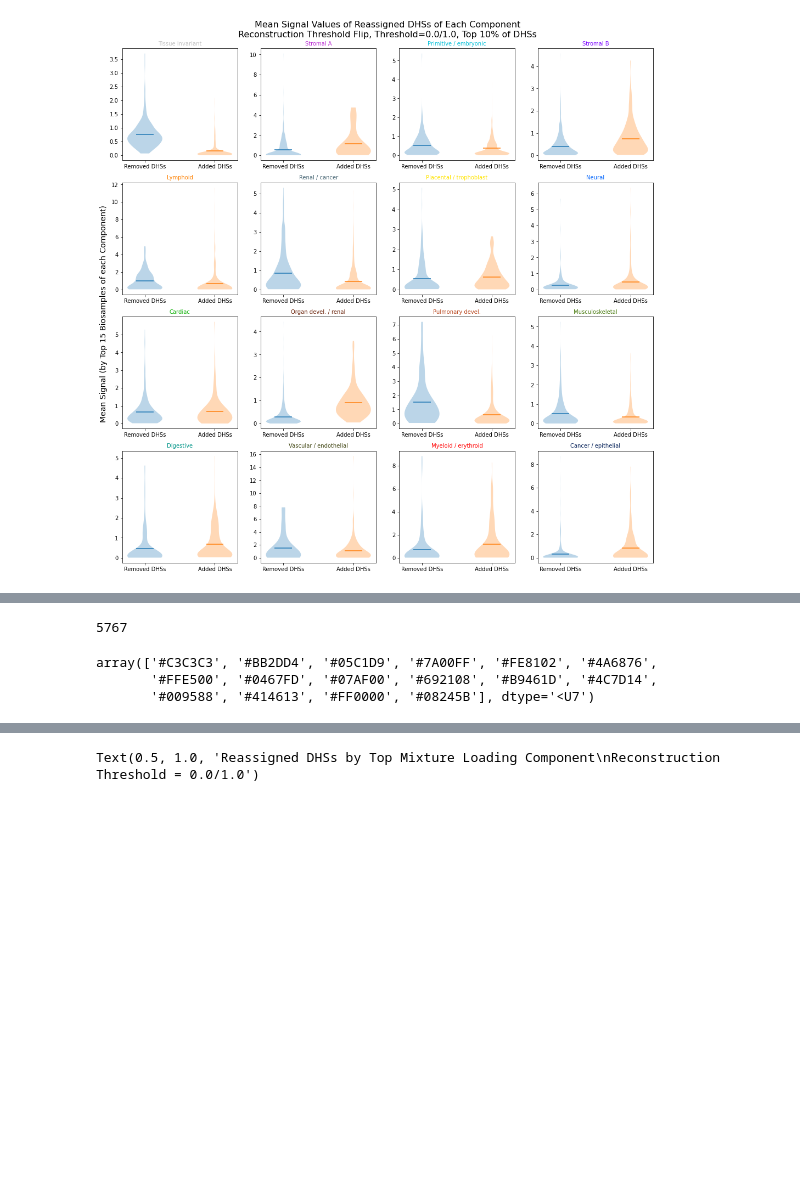
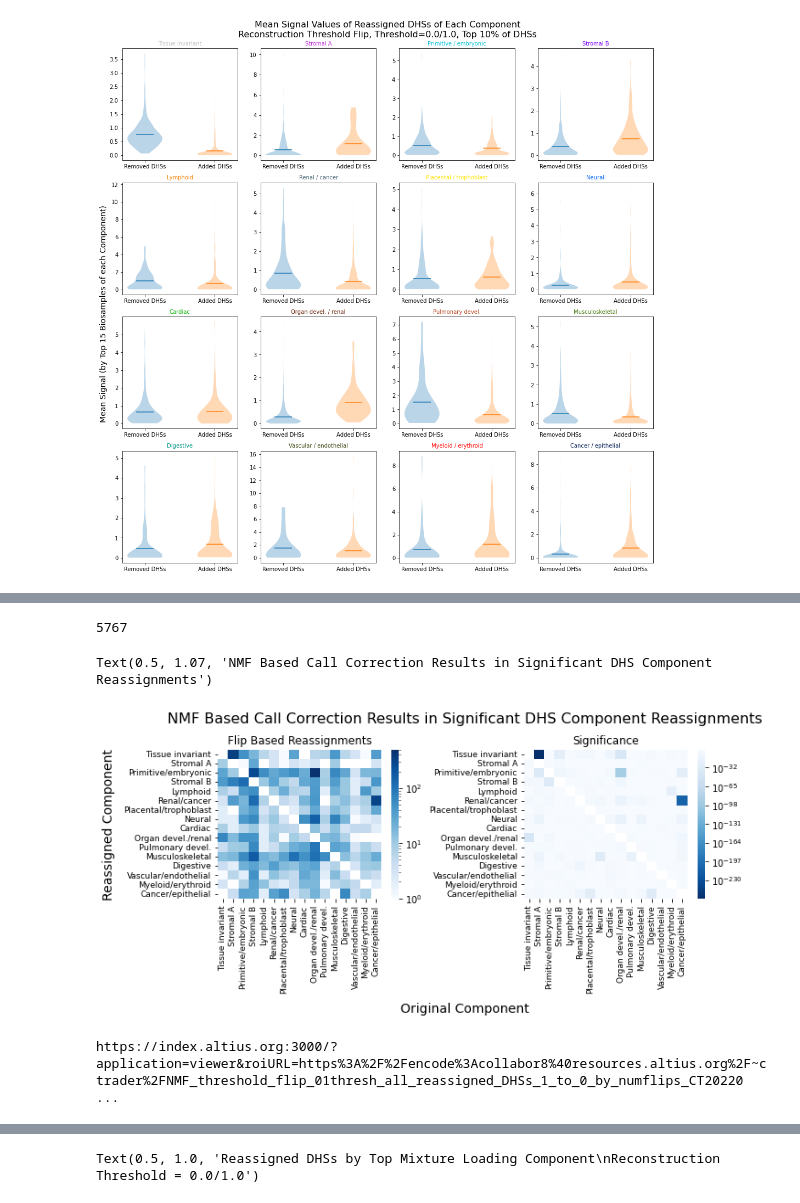
Before and after one commit to meuleman/gilbertAPI, a Jupyter notebook: recommendersystems/NMF/DHS/quality_of_NMF_recon_threshold_flip_01thresh_embeddings.ipynb, the cells around one changed output, grey strips where cells are left out. Saved outputs shown, nothing was run; the diff lists cells and outputs as text; code cells hidden in the pictures; blank space fills up the shorter version.

Commit message:
flip based reassignments

```diff
--- a/recommendersystems/NMF/DHS/quality_of_NMF_recon_threshold_flip_01thresh_embeddings.ipynb
+++ b/recommendersystems/NMF/DHS/quality_of_NMF_recon_threshold_flip_01thresh_embeddings.ipynb
@@ -852,12 +932,6 @@ for i in range(1):
 # %%
 heatmap_mixture_all_cycles_top_comp_comparison_sum = np.sum(heatmap_mixture_all_cycles_top_comp_comparison, axis=0)
+# heatmap_mixture_all_cycles_top_comp_random_sum = np.sum(heatmap_mixture_all_cycles_top_comp_random, axis=0)
+print(np.sum(heatmap_mixture_all_cycles_top_comp_comparison_sum))
+# %% [output]
+5767
-# %%
-np.sum(heatmap_mixture_all_cycles_top_comp_comparison_sum)
-# %% [output]
-5767
-# %%
-color
-# %% [output]
-array(['#C3C3C3', '#BB2DD4', '#05C1D9', '#7A00FF', '#FE8102', '#4A6876',
-       '#FFE500', '#0467FD', '#07AF00', '#692108', '#B9461D', '#4C7D14',
-       '#009588', '#414613', '#FF0000', '#08245B'], dtype='<U7')
@@ -863,0 +941,20 @@ array(['#C3C3C3', '#BB2DD4', '#05C1D9', '#7A00FF', '#FE8102', '#4A6876',
+# %%
+heatmap_mixture_all_cycles_top_comp_pvals = np.zeros((16, 16), dtype=float)
+for original_comp in range(16):
+    for new_comp in range(16):
+
+        from_og_to_new = len(changed_dhss_original_comp[0][((changed_dhss_original_comp[0]==original_comp) &
+                                                            (changed_dhss_new_comp[0]==new_comp))])
+        from_og_to_notnew = len(changed_dhss_original_comp[0][((changed_dhss_original_comp[0]==original_comp) &
+                                                               (changed_dhss_new_comp[0]!=new_comp))])
+        from_notog_to_new = len(changed_dhss_original_comp[0][((changed_dhss_original_comp[0]!=original_comp) &
+                                                               (changed_dhss_new_comp[0]==new_comp))])
+        from_notog_to_notnew = len(changed_dhss_original_comp[0][((changed_dhss_original_comp[0]!=original_comp) &
+                                                                  (changed_dhss_new_comp[0]!=new_comp))])
+        contingency = np.array([[from_og_to_new, from_og_to_notnew],
+                                [from_notog_to_new, from_notog_to_notnew]])
+#         print(np.sum(contingency))
+        odds, pval = fisher_exact(contingency)
+        if original_comp==new_comp:
+            pval=np.nan
+        heatmap_mixture_all_cycles_top_comp_pvals[new_comp, original_comp]=pval
@@ -863,0 +988,27 @@ array(['#C3C3C3', '#BB2DD4', '#05C1D9', '#7A00FF', '#FE8102', '#4A6876',
+# %%
+fig, axes = plt.subplots(nrows=1, ncols=2, figsize=(10, 3))
+# fig.tight_layout()
+plt.subplots_adjust(left=None, bottom=None, right=None, top=None, wspace=0.5, hspace=0)
+fig.patch.set_facecolor('white')
+
+axes = axes.ravel()
+sns.heatmap(heatmap_mixture_all_cycles_top_comp_comparison_sum, ax=axes[0], xticklabels=comps_for_heatmap_no_spaces, yticklabels=comps_for_heatmap_no_spaces, cmap='Blues', cbar=True, norm=LogNorm(vmax=500)) #
+axes[0].set_xticklabels(comps_for_heatmap_no_spaces, fontsize=9)
+axes[0].set_yticklabels(comps_for_heatmap_no_spaces, fontsize=9)
+
+
+sns.heatmap(heatmap_mixture_all_cycles_top_comp_pvals, ax=axes[1], xticklabels=comps_for_heatmap_no_spaces, yticklabels=comps_for_heatmap_no_spaces, cmap='Blues_r', cbar=True, norm=LogNorm()) #
+axes[1].set_xticklabels(comps_for_heatmap_no_spaces, fontsize=9)
+axes[1].set_yticklabels(comps_for_heatmap_no_spaces, fontsize=9)
+
+axes[0].set_title('Flip Based Reassignments')
+axes[1].set_title('Significance')
+
+
+
+fig.text(-0.05, 0.5, 'Reassigned Component', va='center', rotation='vertical', fontsize=14)
+fig.text(0.5, -0.45, 'Original Component', ha='center', fontsize=14)
+plt.suptitle('NMF Based Call Correction Results in Significant DHS Component Reassignments', fontsize=16, x=0.5, y=1.07)
+# %% [output]
+Text(0.5, 1.07, 'NMF Based Call Correction Results in Significant DHS Component Reassignments')
+[figure, added]
@@ -863,0 +1077,12 @@ array(['#C3C3C3', '#BB2DD4', '#05C1D9', '#7A00FF', '#FE8102', '#4A6876',
+# %%
+# 1 to 0
+today = date.today()
+bed_path_name = os.path.join('/home/ctrader/public_html/', 'NMF_threshold_flip_01thresh_all_reassigned_DHSs_1_to_0_by_numflips_CT' + today.strftime("%Y%m%d") + '.bed')
+f= open(bed_path_name, 'w')
+for i in range(100):
+    f.write(dhss_1_to_0_sorted_chrm[i] + '\t' + str(dhss_1_to_0_sorted_start[i]) + '\t' + str(dhss_1_to_0_sorted_end[i]) + '\t' + str(numflips_1_to_0_sorted[i]) + '\n')
+f.close()
+link_path = 'https://index.altius.org:3000/?application=viewer&roiURL=https%3A%2F%2Fencode%3Acollabor8%40resources.altius.org%2F~ctrader%2F' + 'NMF_threshold_flip_01thresh_all_reassigned_DHSs_1_to_0_by_numflips_CT' + today.strftime("%Y%m%d") + '.bed'
+print(link_path)
+# %% [output]
+https://index.altius.org:3000/?application=viewer&roiURL=https%3A%2F%2Fencode%3Acollabor8%40resources.altius.org%2F~ctrader%2FNMF_threshold_flip_01thresh_all_reassigned_DHSs_1_to_0_by_numflips_CT20220 ...
```
Also changed, not shown: parts of 78 cells of this notebook.
